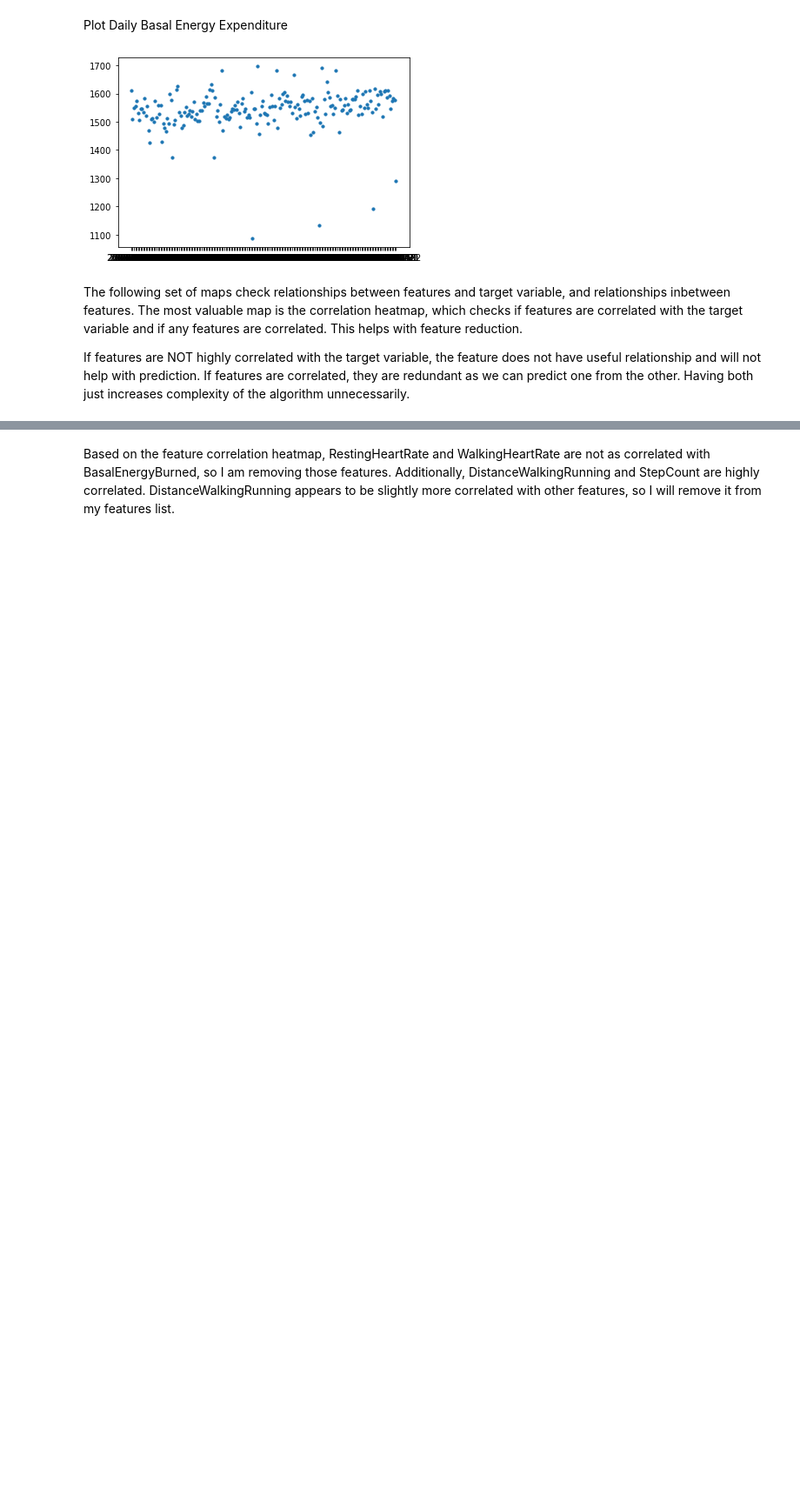
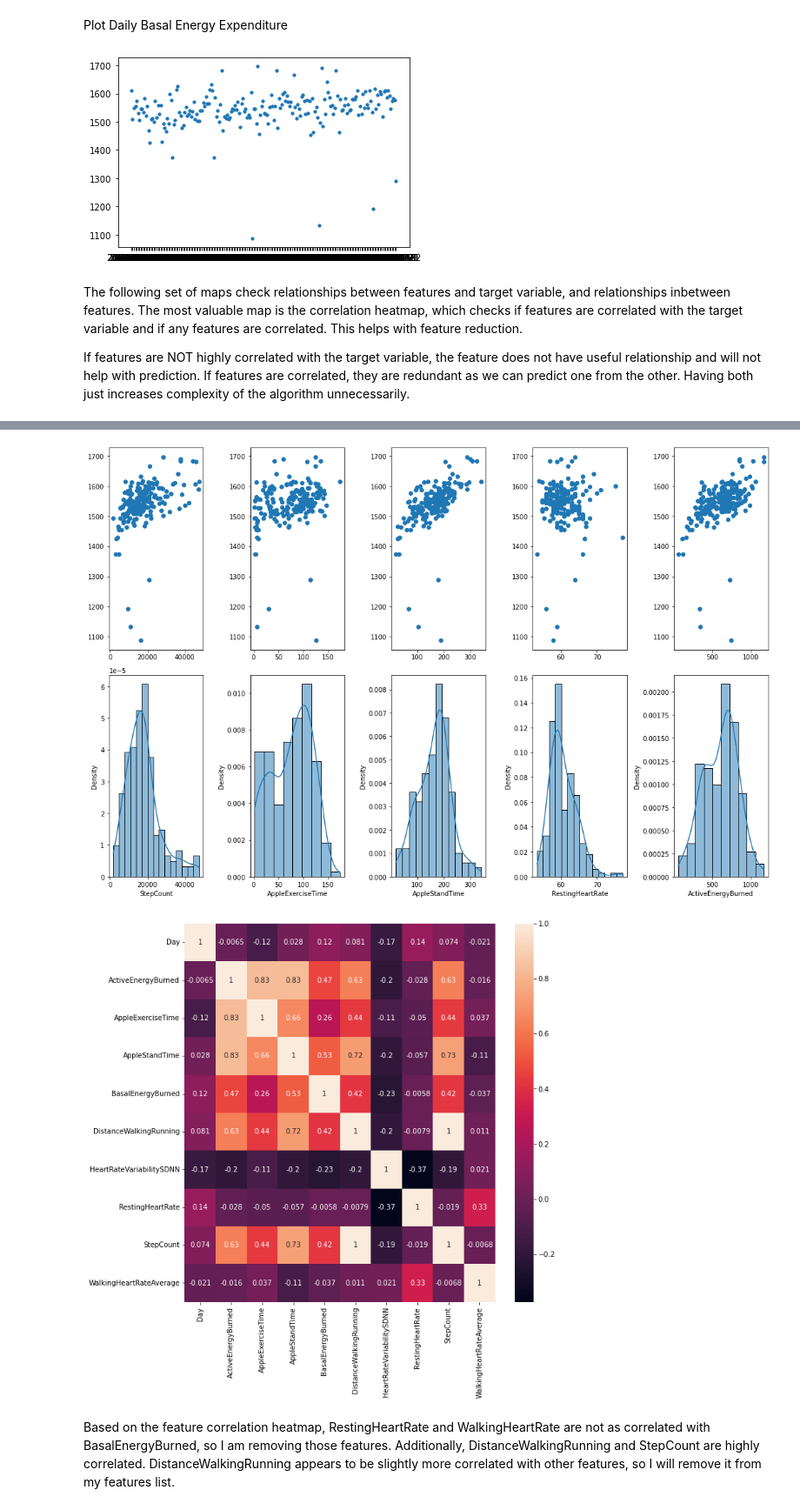
Before and after one commit to simrangnayak/fitness_project, a Jupyter notebook: apple_watch_notebook.ipynb, the cells around one changed output, grey strips where cells are left out. Shown: that part at 87% size. Drawn from its saved outputs; the diff is of its cells as text; code cells hidden in the pictures; blank space fills up the shorter version.

```diff
--- a/apple_watch_notebook.ipynb
+++ b/apple_watch_notebook.ipynb
@@ -125,2 +142,8 @@ plt.show()
+# %%
+continuous_features = ['StepCount', 'AppleExerciseTime', 'AppleStandTime', 'RestingHeartRate', 'ActiveEnergyBurned']
+feature_visualization(continuous_features, data=daily_df, target='BasalEnergyBurned')
+# %% [output]
+[figure, added]
+[figure, added]
 # %% [markdown]
 Based on the feature correlation heatmap, RestingHeartRate and WalkingHeartRate are not as correlated with BasalEnergyBurned, so I am removing those features. Additionally, DistanceWalkingRunning and StepCount are highly correlated. DistanceWalkingRunning appears to be slightly more correlated with other features, so I will remove it from my features list.
```
Also changed, not shown: parts of 12 cells of this notebook.
